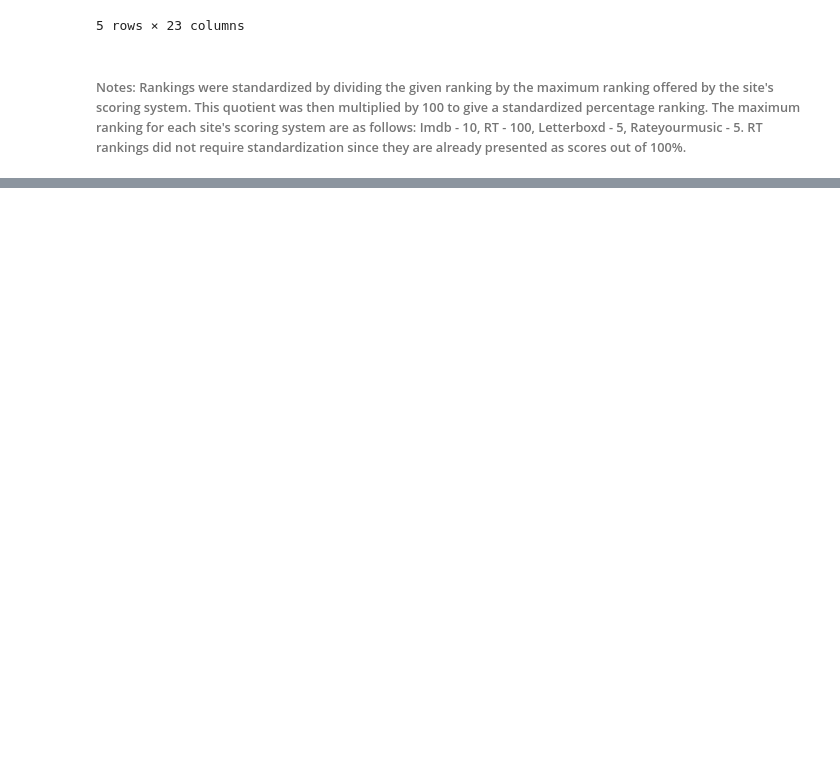
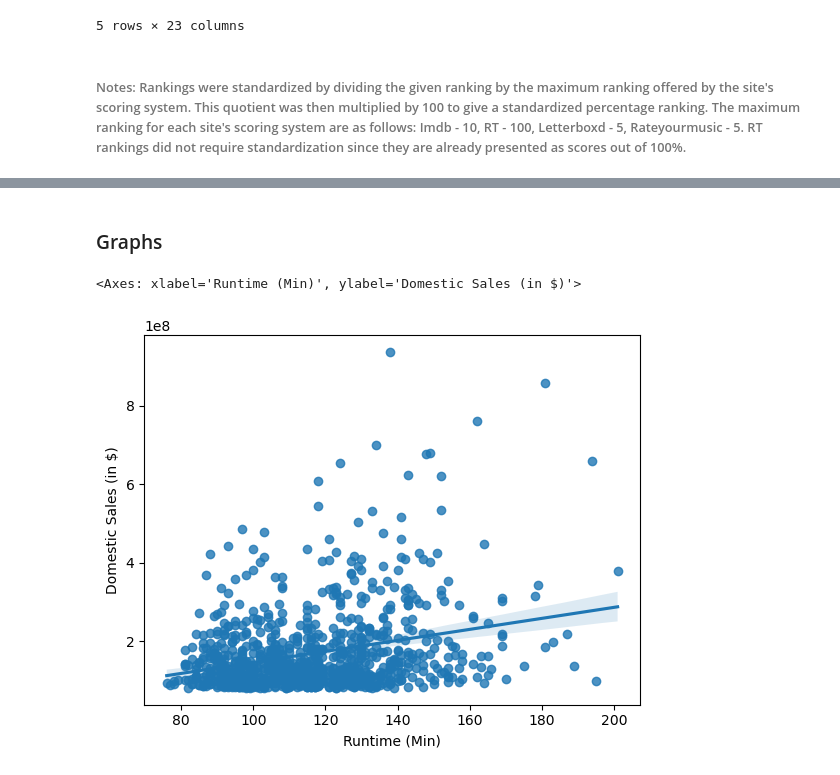
Before and after one commit to ubco-W2022T2-data301/project-group-group52, a Jupyter notebook: analysis/analysis2.ipynb, the cells around one changed output, grey strips where cells are left out. Drawn from its saved outputs; the diff is of its cells as text; code cells hidden in the pictures; blank space fills up the shorter version.

```diff
--- a/analysis/analysis2.ipynb
+++ b/analysis/analysis2.ipynb
@@ -194,0 +190,4 @@ rank.head()
+# %%
+# Removing Rows with Null Values
+rank_cleaned = rank.dropna()
+rank_cleaned.head()
@@ -194,0 +203,5 @@ rank.head()
+# %%
+# Adding Average Rating
+rank_cleaned['Average Rating'] = (rank_cleaned['Imdb Standardized'] + rank_cleaned['Letterboxd Standardized'] + rank_cleaned['Rateyourmusic Standardized']
+                                  + rank_cleaned['RT(Audience) Standardized'] + rank_cleaned['RT(Critic) Standardized'])/5
+rank_cleaned.head()
@@ -194,0 +222,17 @@ rank.head()
+# %%
+comb = pd.merge(
+    df_cleaned,
+    rank_cleaned,
+    how="outer",
+    on='Title',
+    left_on=None,
+    right_on=None,
+    left_index=False,
+    right_index=False,
+    sort=False,
+    suffixes=("_x", "_y"),
+    copy=True,
+    indicator=False,
+    validate=None,
+)
+comb
@@ -194,0 +253,10 @@ rank.head()
+# %% [markdown]
+### Graphs
+# %%
+# Runtime vs. Domestic Sales
+sns.regplot(data=comb,
+            x='Runtime (Min)',
+            y='Domestic Sales (in $)')
+# %% [output]
+<Axes: xlabel='Runtime (Min)', ylabel='Domestic Sales (in $)'>
+[figure, added]
```
Also changed, not shown: parts of 20 cells of this notebook, 1 other file.
